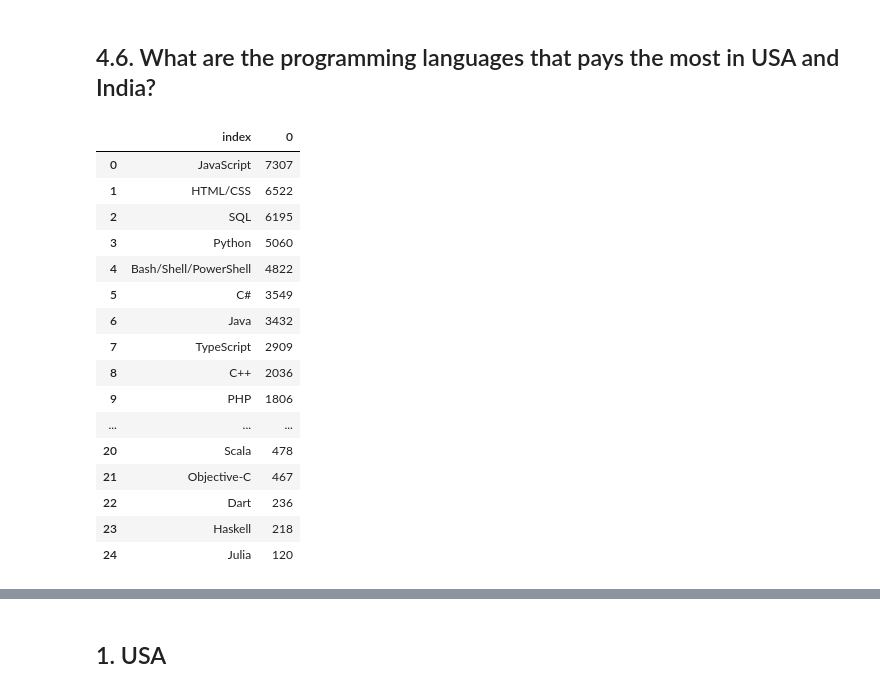
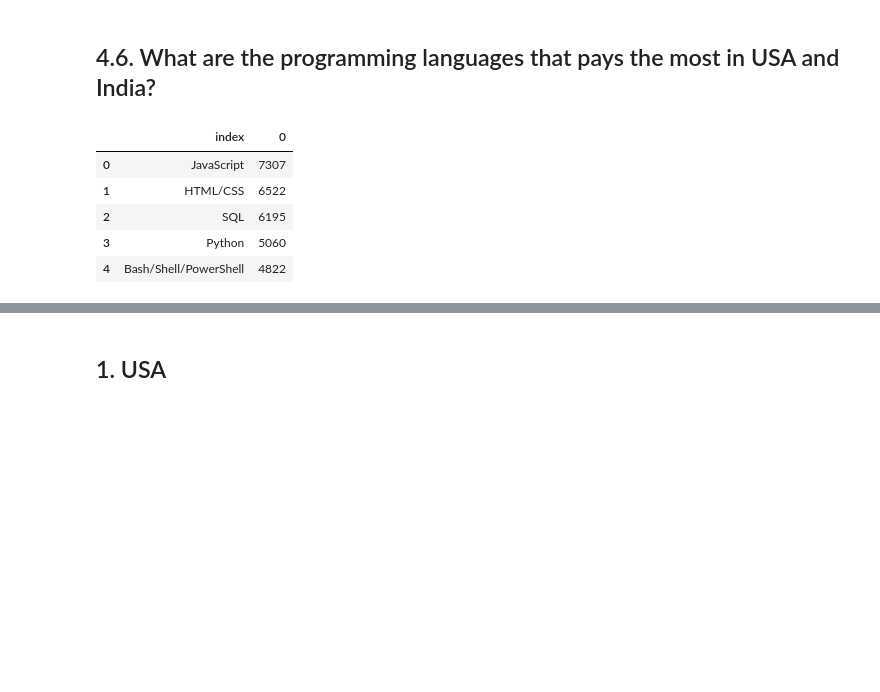
Before and after one commit to Arjunar92/StackOverflow_dev_survey, a Jupyter notebook: StackOverflow_2020_USvsIndia_Final.ipynb, the cells around one changed output, grey strips where cells are left out. Cells and saved outputs as stored; diff of their text form; code cells hidden in the pictures; blank space fills up the shorter version.

```diff
--- a/StackOverflow_2020_USvsIndia_Final.ipynb
+++ b/StackOverflow_2020_USvsIndia_Final.ipynb
@@ -648,29 +649,18 @@ Text(0, 0.5, '')
 # %%
 #To get Count of each programming language in 'LanguageWorkedWith' column in USA
 
 python_bool1 = df_us['LanguageWorkedWith'].str.split(';', expand = True)
 python_bool1 = python_bool1.stack().value_counts()
 python_bool1 = pd.DataFrame(python_bool1)
 python_bool1.reset_index(inplace = True)
-python_bool1
+python_bool1.head()
 # %% [output]
 |  | index | 0 |
 | 0 | JavaScript | 7307 |
 | 1 | HTML/CSS | 6522 |
 | 2 | SQL | 6195 |
 | 3 | Python | 5060 |
 | 4 | Bash/Shell/PowerShell | 4822 |
-| 5 | C# | 3549 |
-| 6 | Java | 3432 |
-| 7 | TypeScript | 2909 |
-| 8 | C++ | 2036 |
-| 9 | PHP | 1806 |
-| ... | ... | ... |
-| 20 | Scala | 478 |
-| 21 | Objective-C | 467 |
-| 22 | Dart | 236 |
-| 23 | Haskell | 218 |
-| 24 | Julia | 120 |
 # %%
 #To get Count of each programming language in 'LanguageWorkedWith' column
 
```
Also changed, not shown: parts of 13 cells of this notebook.
